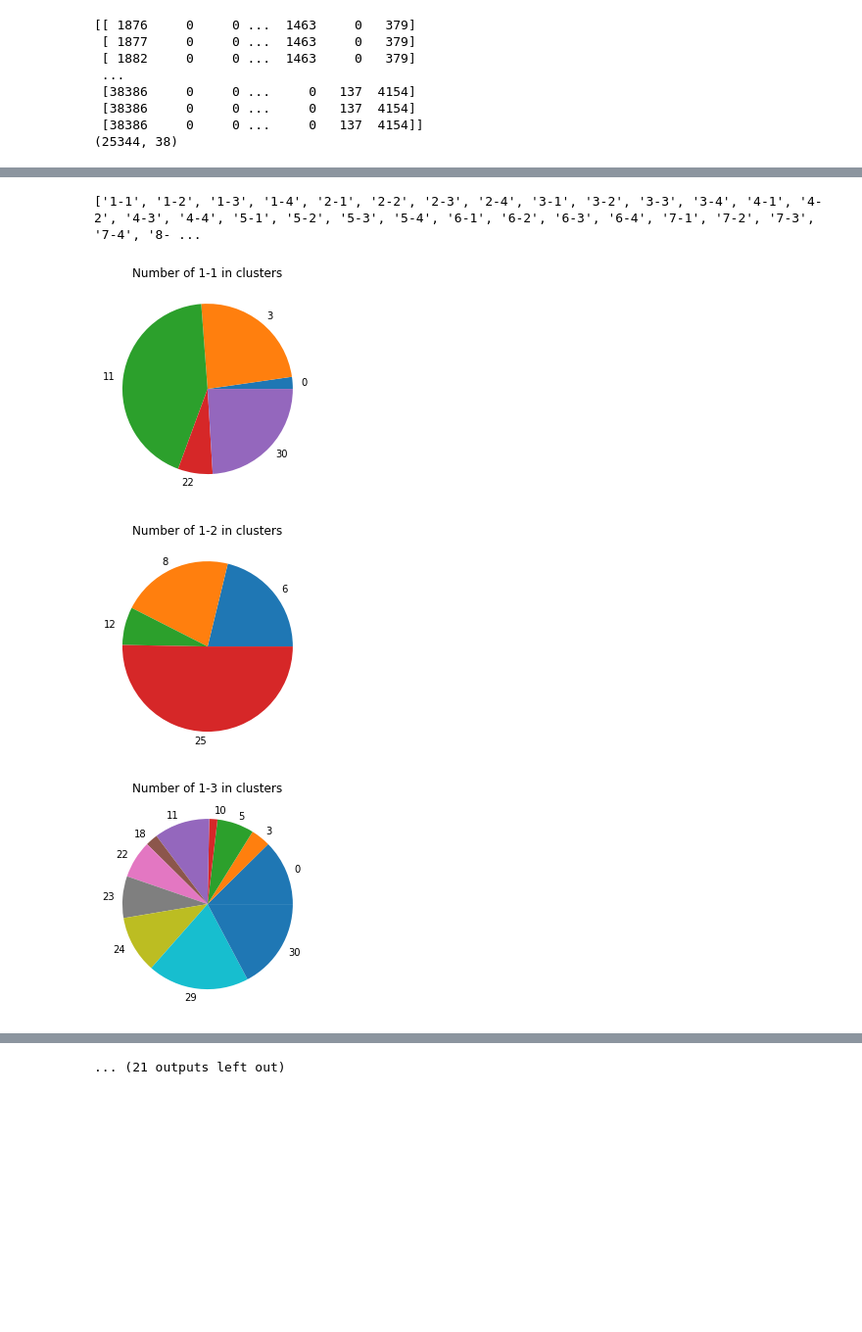
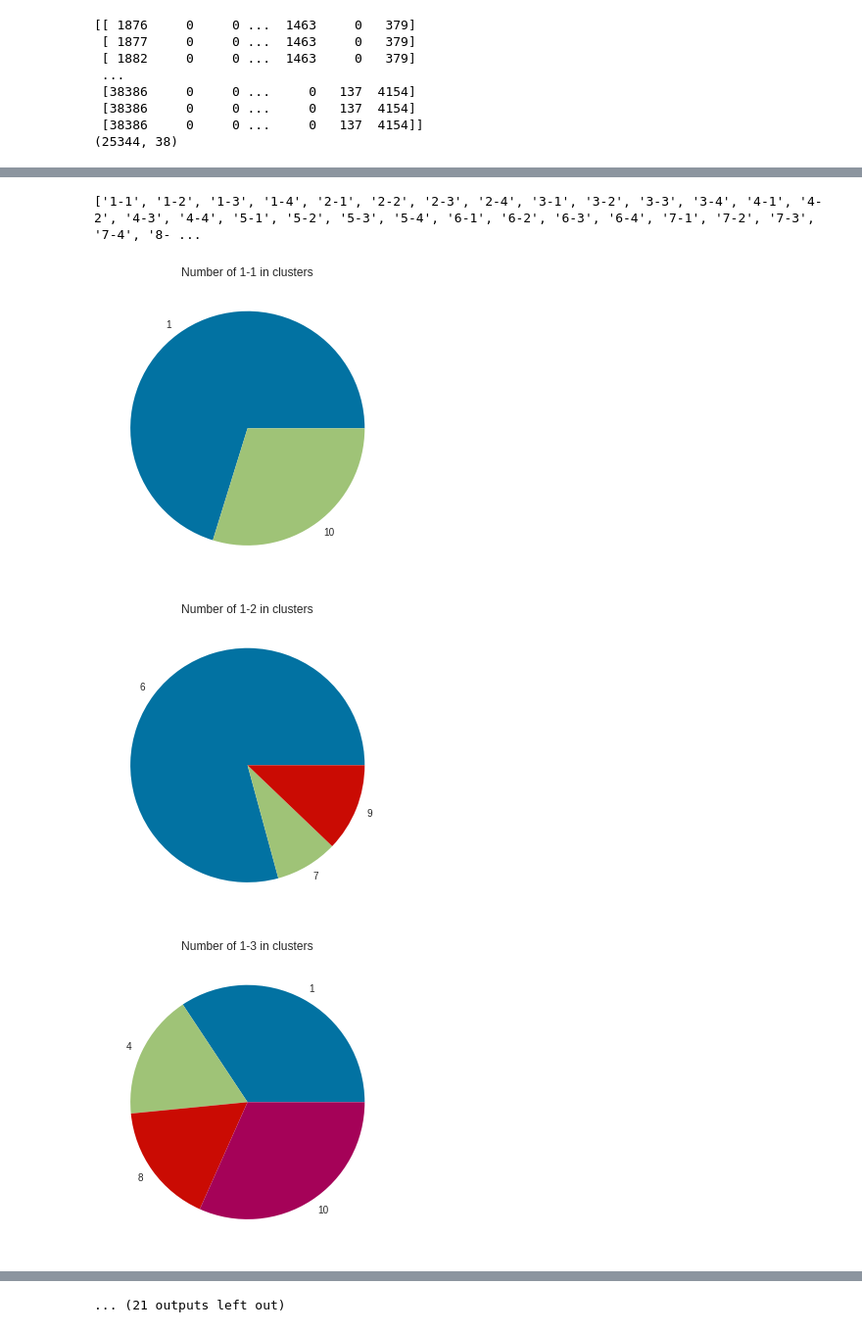
Before and after one commit to Super-NEAT-Bros/super-neat-bros, a Jupyter notebook: Level Classifier/all_worlds_kmeans.ipynb, the cells around one changed output, grey strips where cells are left out. Shown at 98% size. Saved outputs shown, nothing was run; the diff lists cells and outputs as text; code cells hidden in the pictures; blank space fills up the shorter version.

Commit message:
added some kmeans stuff and all words net 82%

```diff
--- a/Level Classifier/all_worlds.ipynb
+++ b/Level Classifier/all_worlds_kmeans.ipynb
@@ -56,9 +58,9 @@ images/8-3.png (208, 3840, 3)
 images/8-4.png (208, 5120, 3)
 [figure]
 # %%
-# image_set = []
-# stride = 4
-# for image in images_arrays:
-#     windowed_image = image[:, (np.arange((image.shape[1] - 240) // stride) * stride)[:, np.newaxis] + np.arange(240)].transpose(1, 0, 2, 3)
-#     image_set.append(windowed_image)
-#     print(windowed_image.shape)
+image_set = []
+stride = 4
+for image in [images_arrays[0], images_arrays[5], images_arrays[25]]:
+    windowed_image = image[:, (np.arange((image.shape[1] - 240) // stride) * stride)[:, np.newaxis] + np.arange(240)].transpose(1, 0, 2, 3)
+    image_set.append(windowed_image)
+    print(windowed_image.shape)
@@ -158,3 +172,7 @@ print(clean_palette_count.shape)
  [38386     0     0 ...     0   137  4154]
  [38386     0     0 ...     0   137  4154]]
 (25344, 38)
+# %%
+visualizer = KElbowVisualizer(KMeans(), k=(4,50))
+visualizer.fit(clean_palette_count)
+visualizer.show()
@@ -161,5 +182,5 @@ print(clean_palette_count.shape)
 # %%
-clusters = 32
+clusters = 12
 kmeans = KMeans(n_clusters=clusters, random_state=0).fit(clean_palette_count)
 print(kmeans.labels_)
 print(kmeans.score(clean_palette_count))
@@ -171,26 +219,26 @@ unique_kmeans_labels = np.unique(kmeans.labels_)
 # %%
 level_labels = [f"{i}-{j}" for i in range(1, 9) for j in range(1, 5)]
 print(level_labels)
 
-fig, ax = plt.subplots()
+#fig, ax = plt.subplots()
 for i in range(len(level_labels)):
     dirty_level_label_indices, dirty_level_label_count = np.unique(kmeans.labels_[np.argwhere(target_set_array == i)], return_counts=True)
     clean_level_label_count = np.zeros(len(unique_kmeans_labels))
     clean_level_label_count[dirty_level_label_indices] = dirty_level_label_count
     plt.pie(dirty_level_label_count, labels=dirty_level_label_indices)
 #     plt.bar(unique_kmeans_labels, clean_level_label_count, 1, label=level_labels[i])
 #     plt.xlabel('Cluster ID')
 #     plt.ylabel('Number in cluster')
     plt.title(f"Number of {level_labels[i]} in clusters")
     plt.show()
 
 # ax.set_xlabel('Cluster ID')
 # ax.set_ylabel('Number in cluster')
 # ax.set_title('Number in cluster by level and cluster')
 # ax.legend()
 # plt.show()
 # %% [output]
 ['1-1', '1-2', '1-3', '1-4', '2-1', '2-2', '2-3', '2-4', '3-1', '3-2', '3-3', '3-4', '4-1', '4-2', '4-3', '4-4', '5-1', '5-2', '5-3', '5-4', '6-1', '6-2', '6-3', '6-4', '7-1', '7-2', '7-3', '7-4', '8- ...
-[figure, old version]
+[figure, new version]
-[figure, old version]
+[figure, new version]
-[figure, old version]
+[figure, new version]
```
Also changed, not shown: parts of 9 cells of this notebook, 1 other file.
